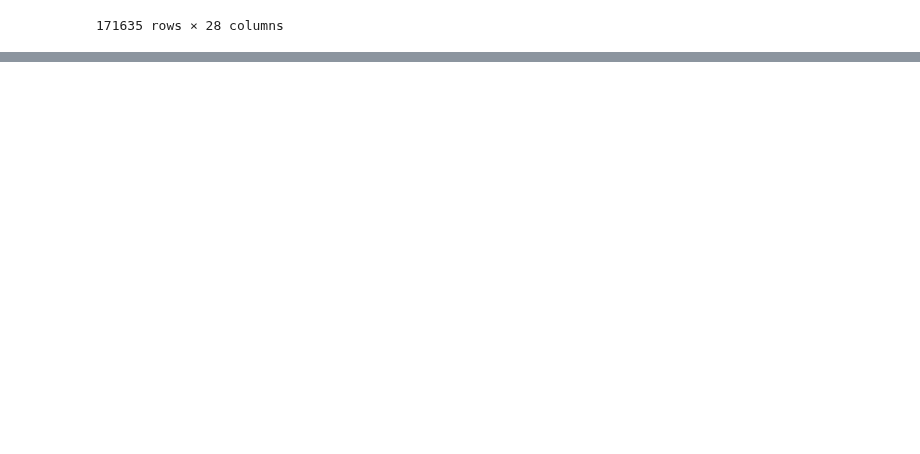
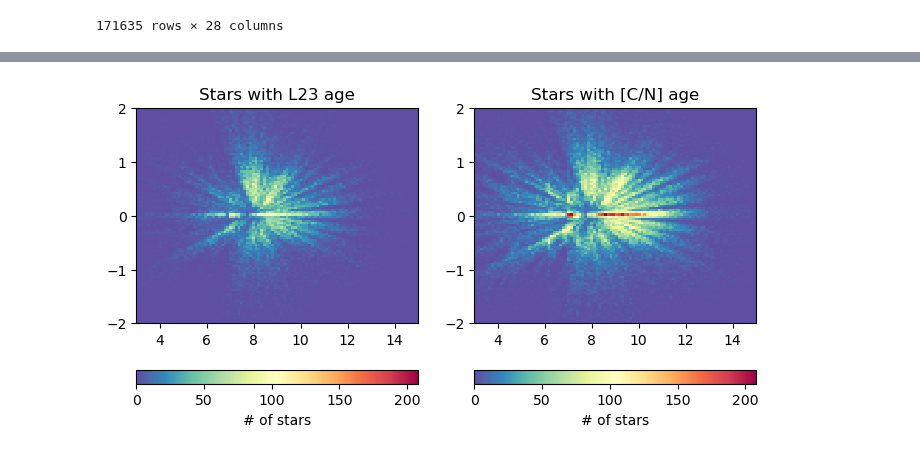
Before and after one commit to lodubay/twoinfall, a Jupyter notebook: src/scripts/ages.ipynb, the cells around one changed output, grey strips where cells are left out. Cells and saved outputs as stored; diff of their text form; code cells hidden in the pictures; blank space fills up the shorter version.

```diff
--- a/src/scripts/ages.ipynb
+++ b/src/scripts/ages.ipynb
@@ -63,0 +64,22 @@ plt.show()
+# %%
+extent = [[3, 15], [-2, 2]]
+cmap = 'Spectral_r'
+bins = 100
+fig, axs = plt.subplots(1, 2, figsize=(8, 4))
+has_cn_age = sample.data[pd.notna(sample.data['CN_AGE'])]
+h, xedges, yedges, im1 = axs[1].hist2d(
+    has_cn_age['GALR'], has_cn_age['GALZ'],
+    range=extent, bins=bins, cmap=cmap, #norm='log',
+)
+fig.colorbar(im1, ax=axs[1], label='# of stars', orientation='horizontal')
+axs[1].set_title('Stars with [C/N] age')
+has_nn_age = sample.data[pd.notna(sample.data['L23_AGE'])]
+h, xedges, yedges, im0 = axs[0].hist2d(
+    has_nn_age['GALR'], has_nn_age['GALZ'],
+    range=extent, bins=bins, cmap=cmap, norm=im1.norm,
+)
+fig.colorbar(im0, ax=axs[0], label='# of stars', orientation='horizontal')
+axs[0].set_title('Stars with L23 age')
+plt.show()
+# %% [output]
+[figure, added]
```
Also changed, not shown: parts of 2 cells of this notebook.
